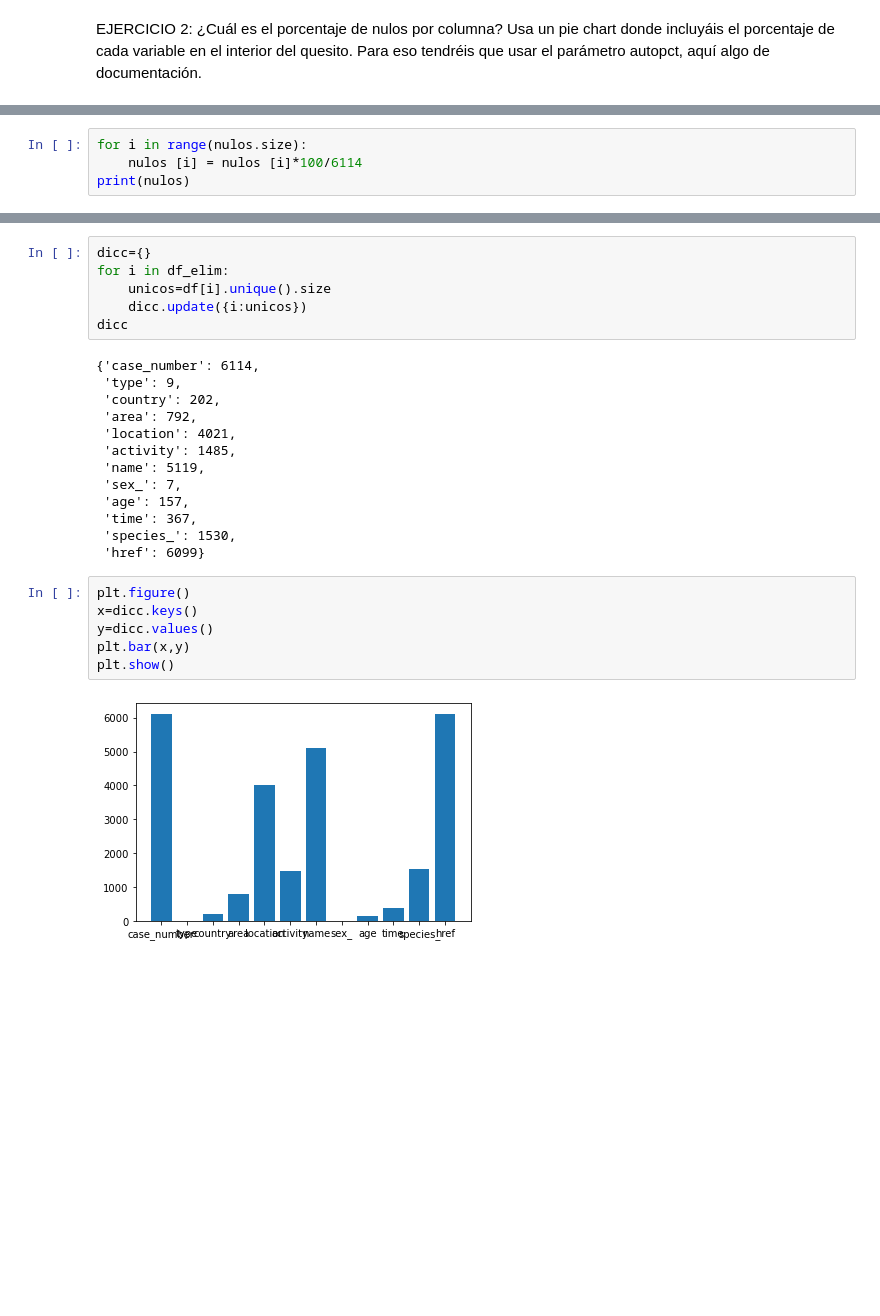
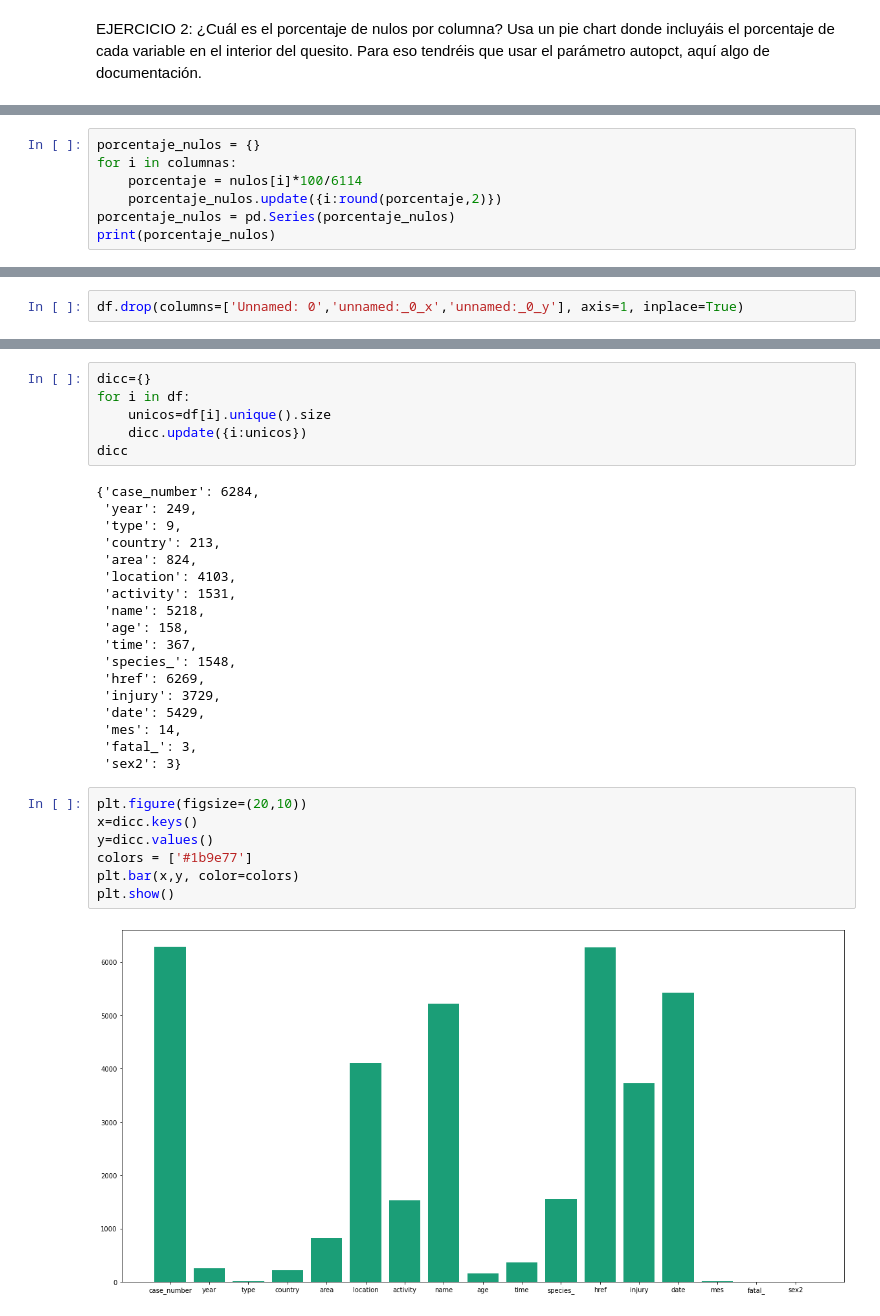
Before and after one commit to Adalab/DA-promo-b-modulo-2-sprint-1-Anais-Ana-Yadira, a Jupyter notebook: visualización/pair-programmin-visualizacion-1-matlotlib/pair-programming-visualizacion-1-matplotlib.ipynb, the cells around one changed output, grey strips where cells are left out. Drawn from its saved outputs; the diff is of its cells as text; blank space fills up the shorter version.

```diff
--- a/visualización/pair-programmin-visualizacion-1-matlotlib/pair-programming-visualizacion-1-matplotlib.ipynb
+++ b/visualización/pair-programmin-visualizacion-1-matlotlib/pair-programming-visualizacion-1-matplotlib.ipynb
@@ -71,5 +57 @@ href              0
 dtype: int64
-# %%
-for i in range(nulos.size):
-    nulos [i] = nulos [i]*100/6114
-print(nulos)
@@ -91,0 +58,7 @@ dtype: int64
+# %%
+porcentaje_nulos = {}
+for i in columnas:
+    porcentaje = nulos[i]*100/6114
+    porcentaje_nulos.update({i:round(porcentaje,2)})
+porcentaje_nulos = pd.Series(porcentaje_nulos)
+print(porcentaje_nulos)
@@ -123,0 +111,2 @@ df_elim=df_copia.drop(["unnamed:_0","year"],axis=1)
+# %%
+df.drop(columns=['Unnamed: 0','unnamed:_0_x','unnamed:_0_y'], axis=1, inplace=True)
@@ -124,28 +133,34 @@ df_elim=df_copia.drop(["unnamed:_0","year"],axis=1)
 # %%
 dicc={}
-for i in df_elim:
+for i in df:
     unicos=df[i].unique().size
     dicc.update({i:unicos})
 dicc
 # %% [output]
-{'case_number': 6114,
+{'case_number': 6284,
+ 'year': 249,
  'type': 9,
- 'country': 202,
- 'area': 792,
- 'location': 4021,
- 'activity': 1485,
- 'name': 5119,
- 'sex_': 7,
- 'age': 157,
+ 'country': 213,
+ 'area': 824,
+ 'location': 4103,
+ 'activity': 1531,
+ 'name': 5218,
+ 'age': 158,
  'time': 367,
- 'species_': 1530,
- 'href': 6099}
+ 'species_': 1548,
+ 'href': 6269,
+ 'injury': 3729,
+ 'date': 5429,
+ 'mes': 14,
+ 'fatal_': 3,
+ 'sex2': 3}
 # %%
-plt.figure()
+plt.figure(figsize=(20,10))
 x=dicc.keys()
 y=dicc.values()
-plt.bar(x,y)
+colors = ['#1b9e77']
+plt.bar(x,y, color=colors)
 plt.show()
 # %% [output]
-[figure, old version]
+[figure, new version]
 # %% [markdown]
```
Also changed, not shown: parts of 26 cells of this notebook, 3 other files.
